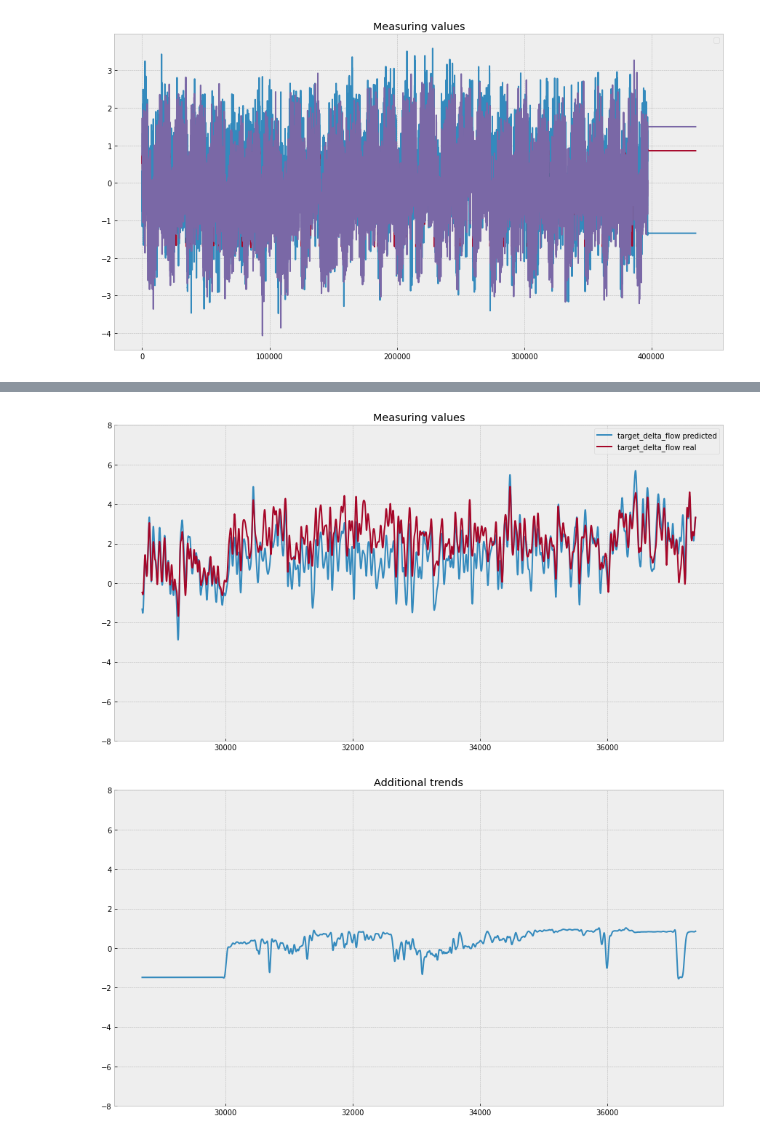
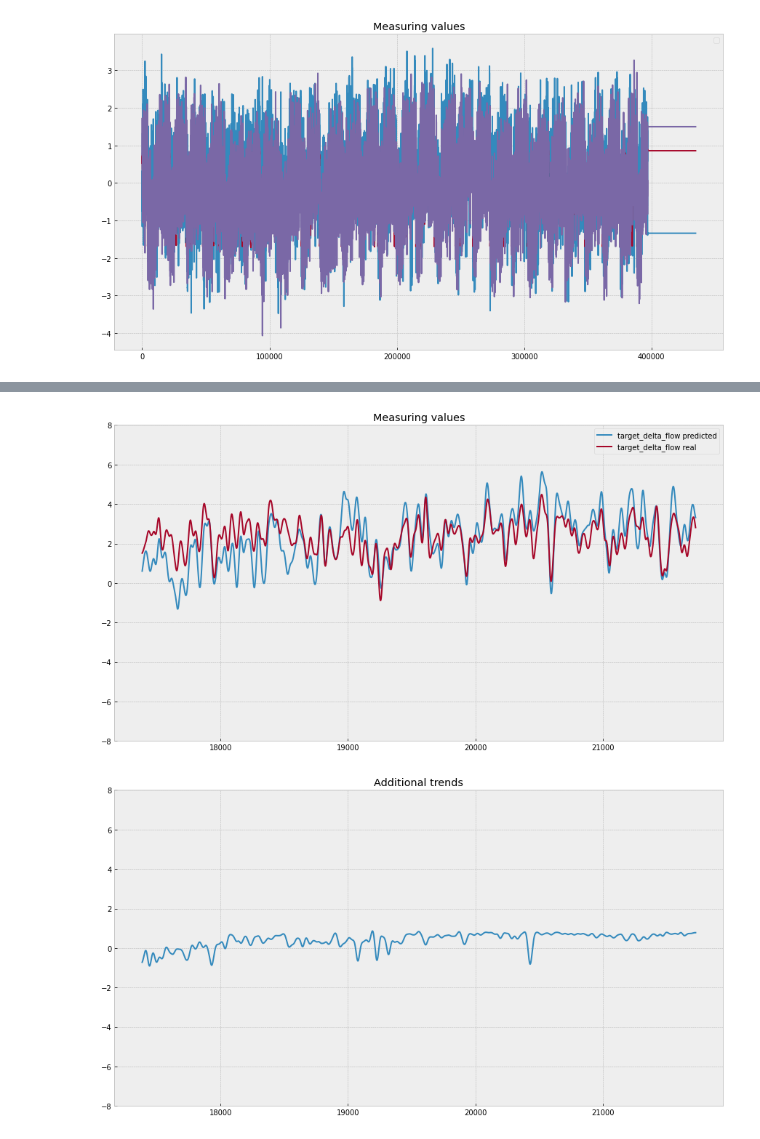
Before and after one commit to tunmustard/fluidguard, a Jupyter notebook: analyze_0_1.ipynb, the cells around one changed output, grey strips where cells are left out. Cells and saved outputs as stored; diff of their text form; code cells hidden in the pictures.

```diff
--- a/analyze_0_1.ipynb
+++ b/analyze_0_1.ipynb
@@ -323,7 +402,7 @@ srv_pipe_params = {#'srv__C': np.logspace(-0, 6, 4)
                     #'lasso__alpha' : np.logspace(-4, 2, 4)
                     #'linear__fit_intercept ' : [True,False]
                     #'ridge__alpha' : np.logspace(0, 4, 4)
-                    'elasticnet__alpha' : np.logspace(-5, -4, 3)
+                    'elasticnet__alpha' : np.logspace(-4, -1, 3)
                     ,'elasticnet__l1_ratio' : np.logspace(-2, 1, 2)
                     }
 #svr_rbf = SVR(kernel='rbf', C=1e3, gamma=0.1)
@@ -358,8 +437,8 @@ plot_predicted(X_train,y_train,model,range_low = 0.10,range_high=0.12, range_up
 # %%
-plot_predicted(X_test,y_test,model,range_low = 0.33,range_high=0.43, range_up = 8, range_down = -8, extra_plot=[1])
+plot_predicted(X_test,y_test,model,range_low = 0.2,range_high=0.25, range_up = 8, range_down = -8, extra_plot=[1])
 # %% [output]
-[figure, old version]
+[figure, new version]
-[figure, old version]
+[figure, new version]
 # %%
 #####################TEST CELLL####################
 
```
Also changed, not shown: parts of 8 cells of this notebook.
